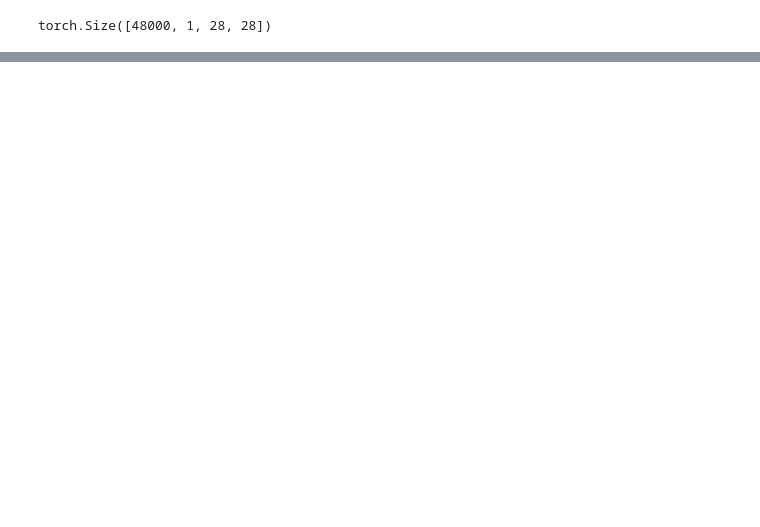
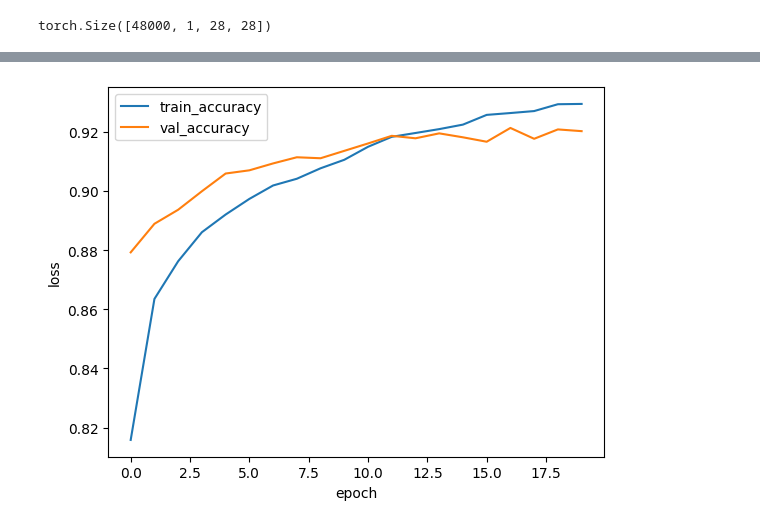
Before and after one commit to chay140/do-it-dl, a Jupyter notebook: chapter8.ipynb, the cells around one changed output, grey strips where cells are left out. Saved outputs shown, nothing was run; the diff lists cells and outputs as text; code cells hidden in the pictures; blank space fills up the shorter version.

```diff
--- a/chapter8.ipynb
+++ b/chapter8.ipynb
@@ -466,0 +613,9 @@ np.float64(0.8654)
+# %%
+plt.plot(history.history['accuracy'])
+plt.plot(history.history['val_accuracy'])
+plt.ylabel('loss')
+plt.xlabel('epoch')
+plt.legend(['train_accuracy', 'val_accuracy'])
+plt.show()
+# %% [output]
+[figure, added]
```
Also changed, not shown: parts of 22 cells of this notebook, 2 other files.
